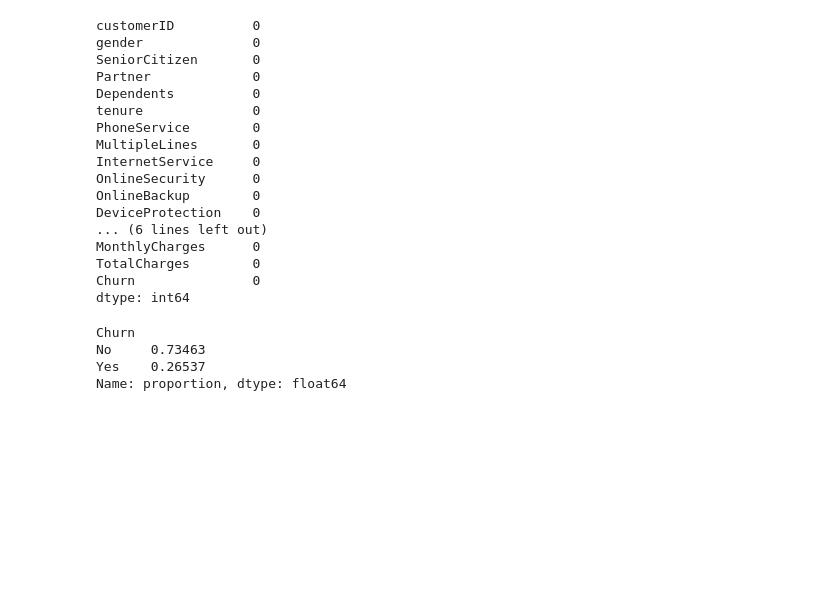
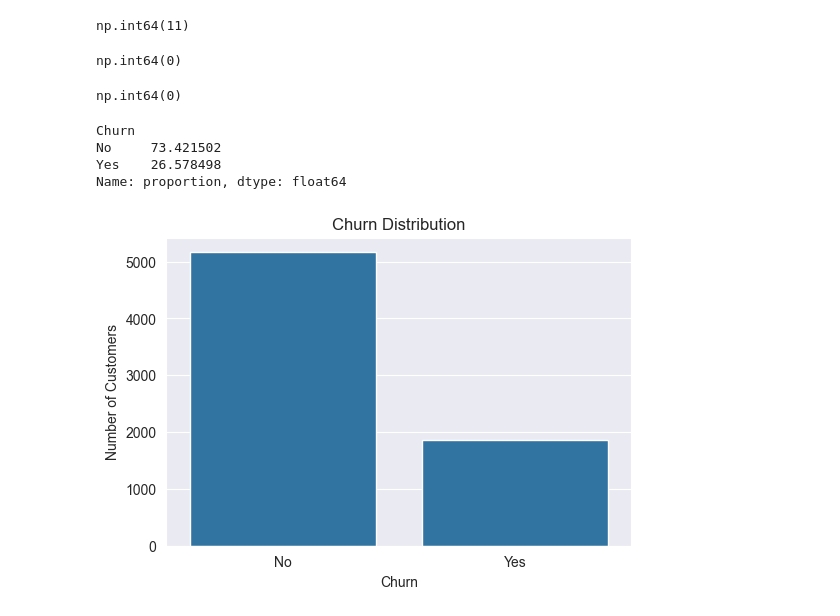
Before and after one commit to Swetha-stra/Customer-Churn-Prediction, a Jupyter notebook: notebooks/01 Exlploratory Data Analysis.ipynb, the cells around one changed output. Cells and saved outputs as stored; diff of their text form; code cells hidden in the pictures; blank space fills up the shorter version.

```diff
--- a/notebooks/01 Exlploratory Data Analysis.ipynb
+++ b/notebooks/01 Exlploratory Data Analysis.ipynb
@@ -64,20 +71,5 @@ memory usage: 1.1+ MB
 # %%
-df.isna().sum()
+df['TotalCharges'] = pd.to_numeric(df['TotalCharges'], errors='coerce')
+df['TotalCharges'].isnull().sum()
 # %% [output]
-customerID          0
-gender              0
-SeniorCitizen       0
-Partner             0
-Dependents          0
-tenure              0
-PhoneService        0
-MultipleLines       0
-InternetService     0
-OnlineSecurity      0
-OnlineBackup        0
-DeviceProtection    0
-... (6 lines left out)
-MonthlyCharges      0
-TotalCharges        0
-Churn               0
-dtype: int64
+np.int64(11)
@@ -84,8 +79,29 @@ dtype: int64
+# %%
+df['TotalCharges'].isnull().sum()
+# %% [output]
+np.int64(0)
+# %%
+# Duplicate check
+df.duplicated().sum()
+# %% [output]
+np.int64(0)
 # %%
-df['Churn'].value_counts(normalize=True)  # percentages
+# Target variable (Churn) balance
+df['Churn'].value_counts(normalize=True)* 100
 # %% [output]
 Churn
-No     0.73463
-Yes    0.26537
+No     73.421502
+Yes    26.578498
 Name: proportion, dtype: float64
+# %%
+#churn distribution
+
+plt.figure(figsize=(6,4))
+sns.countplot(data=df, x='Churn')
+plt.title("Churn Distribution")
+plt.xlabel("Churn")
+plt.ylabel("Number of Customers")
+plt.show()
+# %% [output]
+[figure, added]
 # %%
```
Also changed, not shown: parts of 15 cells of this notebook.
